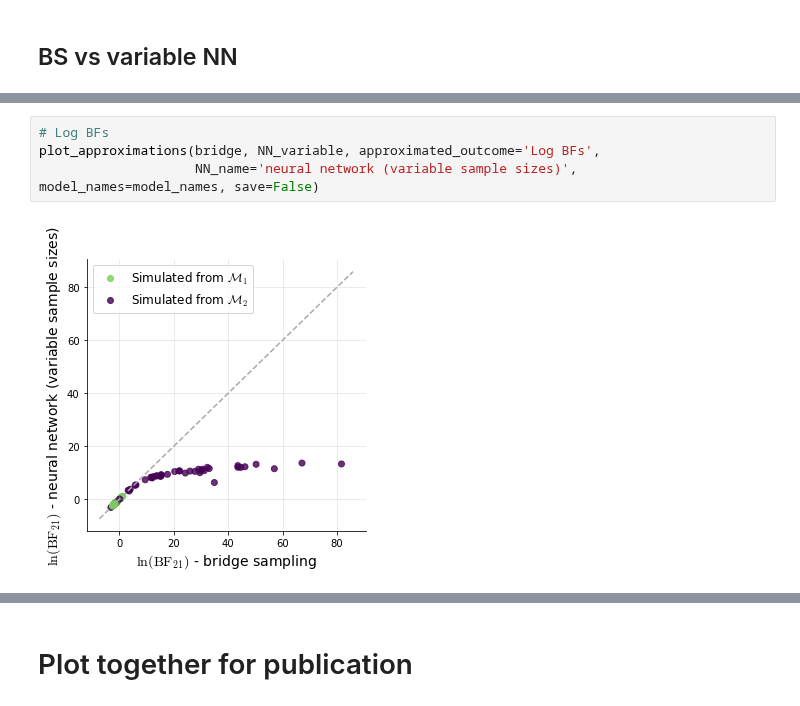
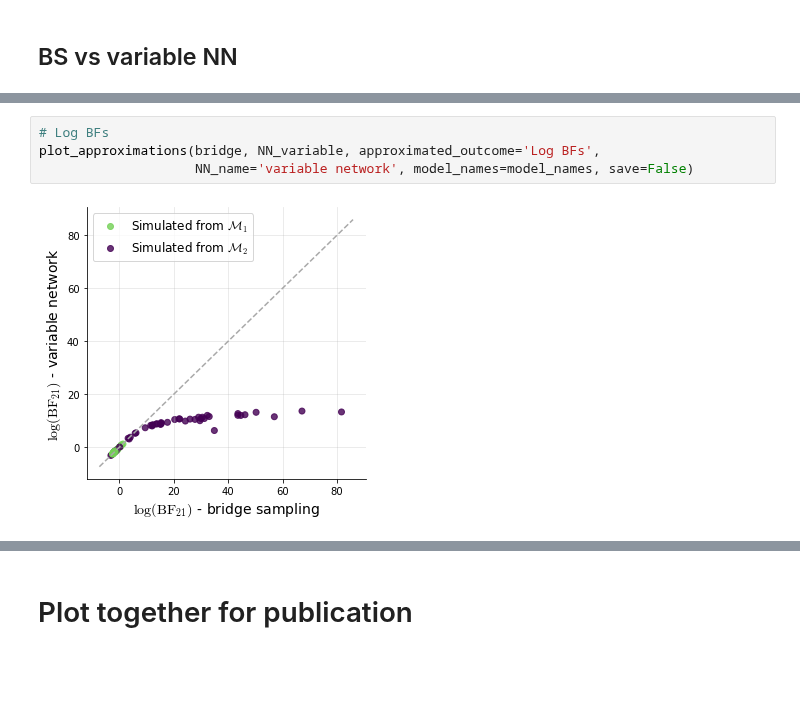
Before and after one commit to elseml/DeepHierarchicalModelComparison, a Jupyter notebook: notebooks/02_bridge_sampling_comparison/nested_models/bridge_sampling_comparison.ipynb, the cells around one changed output, grey strips where cells are left out. Drawn from its saved outputs; the diff is of its cells as text; blank space fills up the shorter version.

```diff
--- a/notebooks/02_bridge_sampling_comparison/nested_models/bridge_sampling_comparison.ipynb
+++ b/notebooks/02_bridge_sampling_comparison/nested_models/bridge_sampling_comparison.ipynb
@@ -151,9 +151,9 @@ plot_approximations(bridge, NN_variable, approximated_outcome='PMPs',
 # %%
 # Log BFs
 plot_approximations(bridge, NN_variable, approximated_outcome='Log BFs',
-                    NN_name='neural network (variable sample sizes)', model_names=model_names, save=False)
+                    NN_name='variable network', model_names=model_names, save=False)
 # %% [output]
-[figure, old version]
+[figure, new version]
 # %%
 # Log Bfs with filter
 filter = bridge['bayes_factor']<1000000
```
Also changed, not shown: parts of 11 cells of this notebook, 2 other files.
